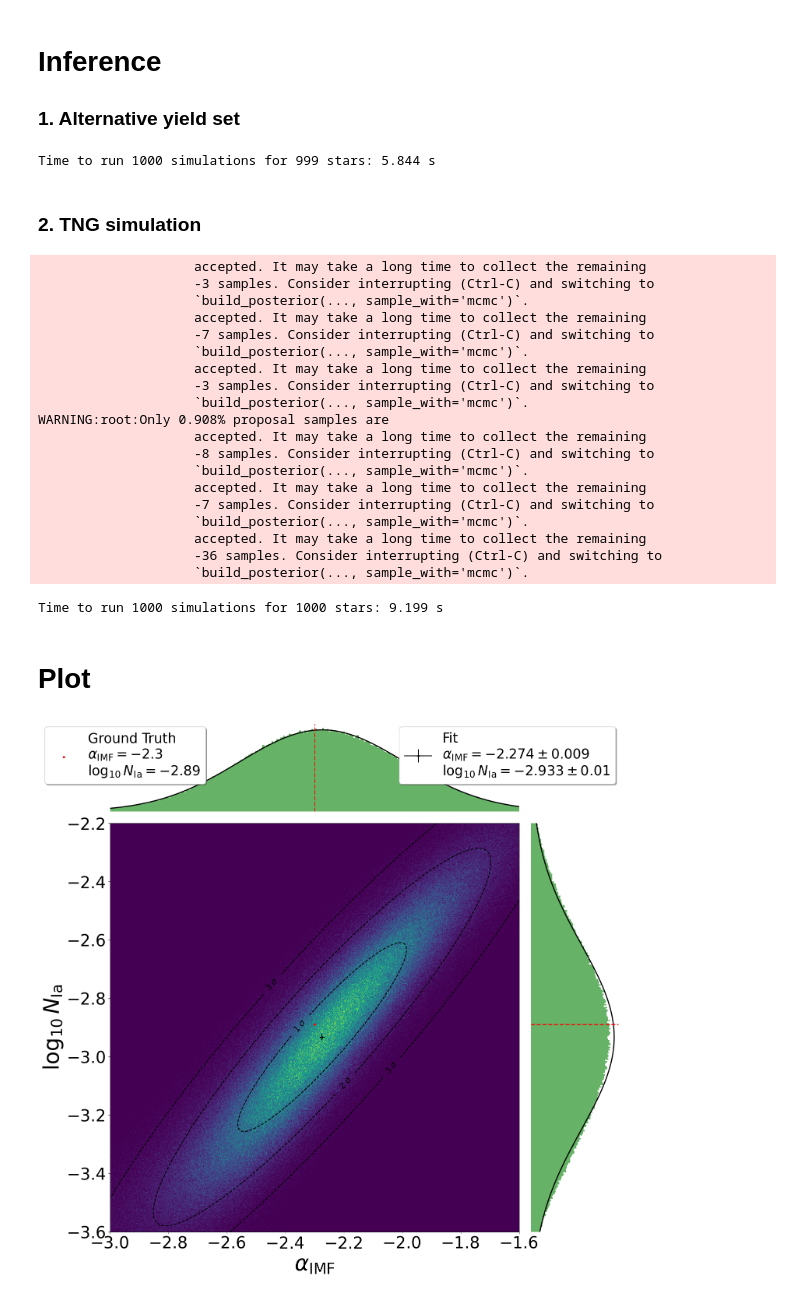
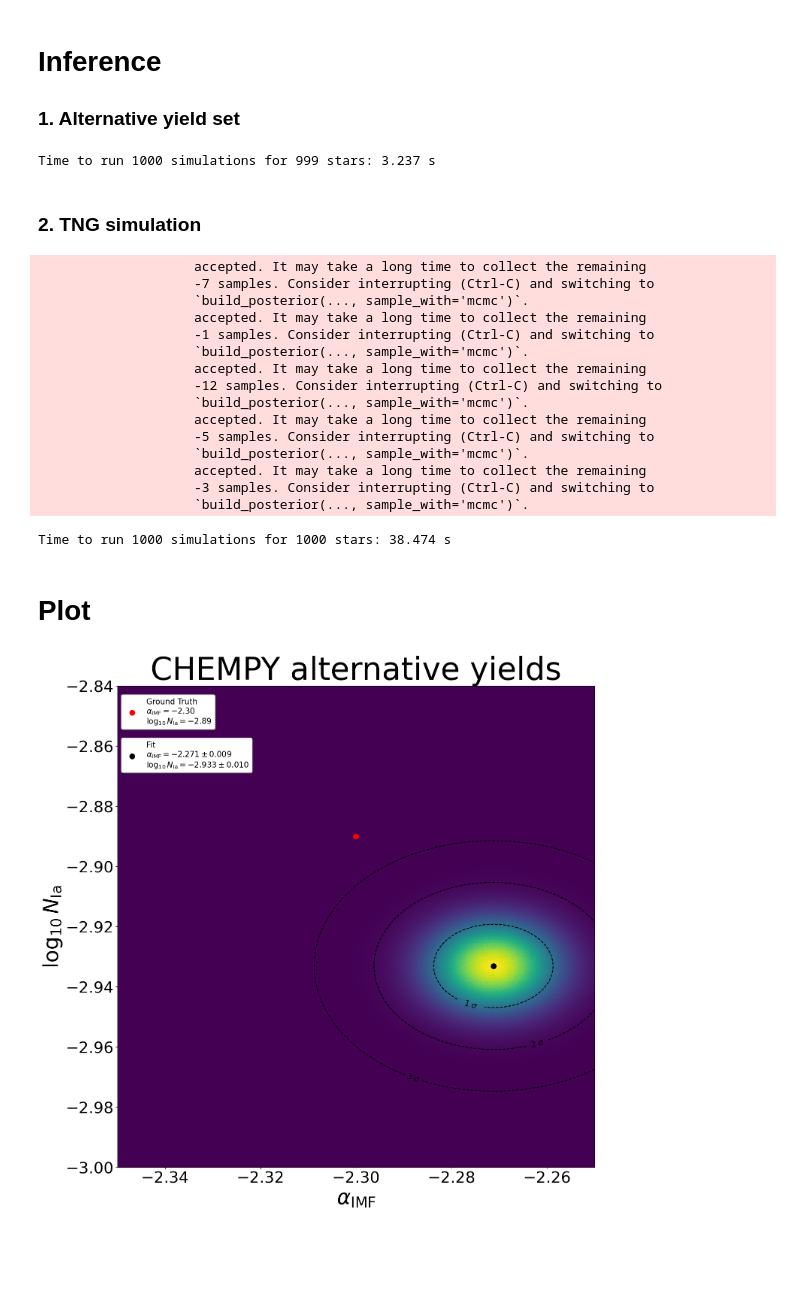
Before and after one commit to bGuenes/sbi_chemical_abundances, a Jupyter notebook: 05_alternative_yields.ipynb, the cells around one changed output. Drawn from its saved outputs; the diff is of its cells as text; code cells hidden in the pictures; blank space fills up the shorter version.

```diff
--- a/05_alternative_yields.ipynb
+++ b/05_alternative_yields.ipynb
@@ -97,10 +85,10 @@ for i in tqdm(range(len(alt_y_obs))):
 end = t.time()
 print(f'Time to run {simulations} simulations for {N_stars} stars: {end-start:.3f} s')
 
-alpha_IMF_alt_obs = np.array(alpha_IMF_alt_obs).ravel()
-log10_N_Ia_alt_obs = np.array(log10_N_Ia_alt_obs).ravel()
+alpha_IMF_alt_obs = np.array(alpha_IMF_alt_obs)
+log10_N_Ia_alt_obs = np.array(log10_N_Ia_alt_obs)
 # %% [output]
-Time to run 1000 simulations for 999 stars: 5.844 s
+Time to run 1000 simulations for 999 stars: 3.237 s
 # %% [markdown]
 ### 2. TNG simulation
 # %%
@@ -118,34 +106,30 @@ for i in tqdm(range(len(tng_y_obs))):
 end = t.time()
 print(f'Time to run {simulations} simulations for {N_stars} stars: {end-start:.3f} s')
 
-alpha_IMF_tng_obs = np.array(alpha_IMF_tng_obs).ravel()
-log10_N_Ia_tng_obs = np.array(log10_N_Ia_tng_obs).ravel()
+alpha_IMF_tng_obs = np.array(alpha_IMF_tng_obs)
+log10_N_Ia_tng_obs = np.array(log10_N_Ia_tng_obs)
 # %% [output]
-                    accepted. It may take a long time to collect the remaining
-                    -3 samples. Consider interrupting (Ctrl-C) and switching to
-                    `build_posterior(..., sample_with='mcmc')`.
                     accepted. It may take a long time to collect the remaining
                     -7 samples. Consider interrupting (Ctrl-C) and switching to
                     `build_posterior(..., sample_with='mcmc')`.
                     accepted. It may take a long time to collect the remaining
+                    -1 samples. Consider interrupting (Ctrl-C) and switching to
+                    `build_posterior(..., sample_with='mcmc')`.
+                    accepted. It may take a long time to collect the remaining
+                    -12 samples. Consider interrupting (Ctrl-C) and switching to
+                    `build_posterior(..., sample_with='mcmc')`.
+                    accepted. It may take a long time to collect the remaining
+                    -5 samples. Consider interrupting (Ctrl-C) and switching to
+                    `build_posterior(..., sample_with='mcmc')`.
+                    accepted. It may take a long time to collect the remaining
                     -3 samples. Consider interrupting (Ctrl-C) and switching to
                     `build_posterior(..., sample_with='mcmc')`.
-WARNING:root:Only 0.908% proposal samples are
-                    accepted. It may take a long time to collect the remaining
-                    -8 samples. Consider interrupting (Ctrl-C) and switching to
-                    `build_posterior(..., sample_with='mcmc')`.
-                    accepted. It may take a long time to collect the remaining
-                    -7 samples. Consider interrupting (Ctrl-C) and switching to
-                    `build_posterior(..., sample_with='mcmc')`.
-                    accepted. It may take a long time to collect the remaining
-                    -36 samples. Consider interrupting (Ctrl-C) and switching to
-                    `build_posterior(..., sample_with='mcmc')`.
-Time to run 1000 simulations for 1000 stars: 9.199 s
+Time to run 1000 simulations for 1000 stars: 38.474 s
 # %% [markdown]
 # Plot
-# %%
-plot_2d_hist_sides(alpha_IMF_alt_obs, log10_N_Ia_alt_obs, global_params[0], len(alt_y_obs))
-# %% [output]
-[figure, removed]
+# %%
+gaussian_posterior_plot(alpha_IMF_alt_obs, log10_N_Ia_alt_obs, global_params, title="CHEMPY alternative yields")
+# %% [output]
+[figure, added]
 # %%
 stars = np.arange(1,len(alt_y_obs))
```
Also changed, not shown: parts of 7 cells of this notebook, 20 other files.
